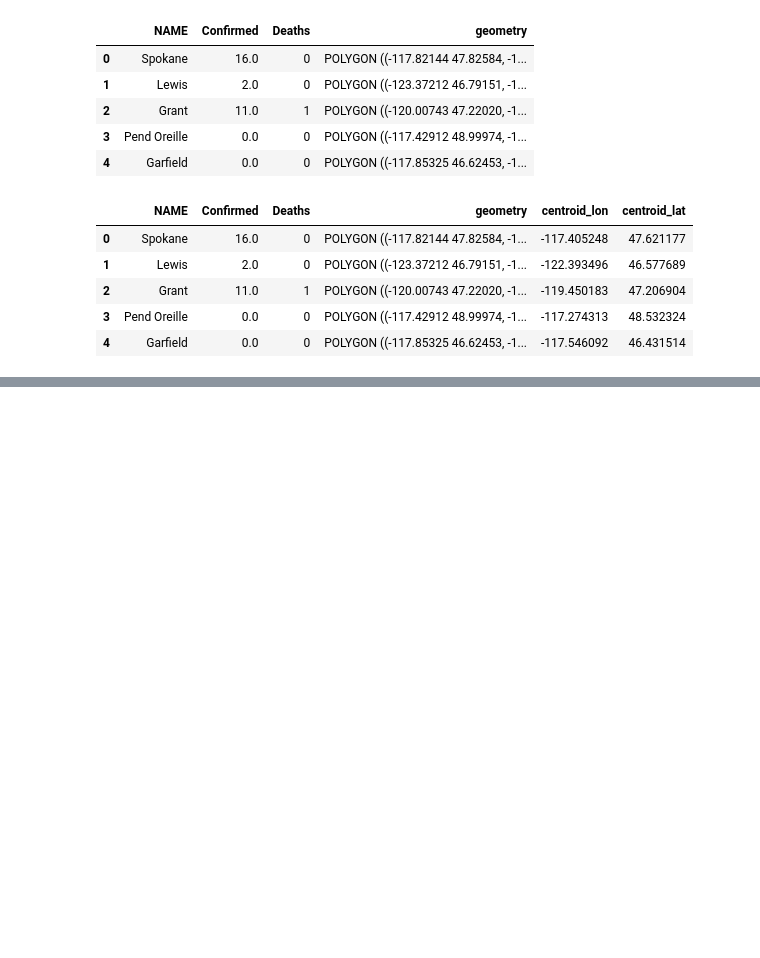
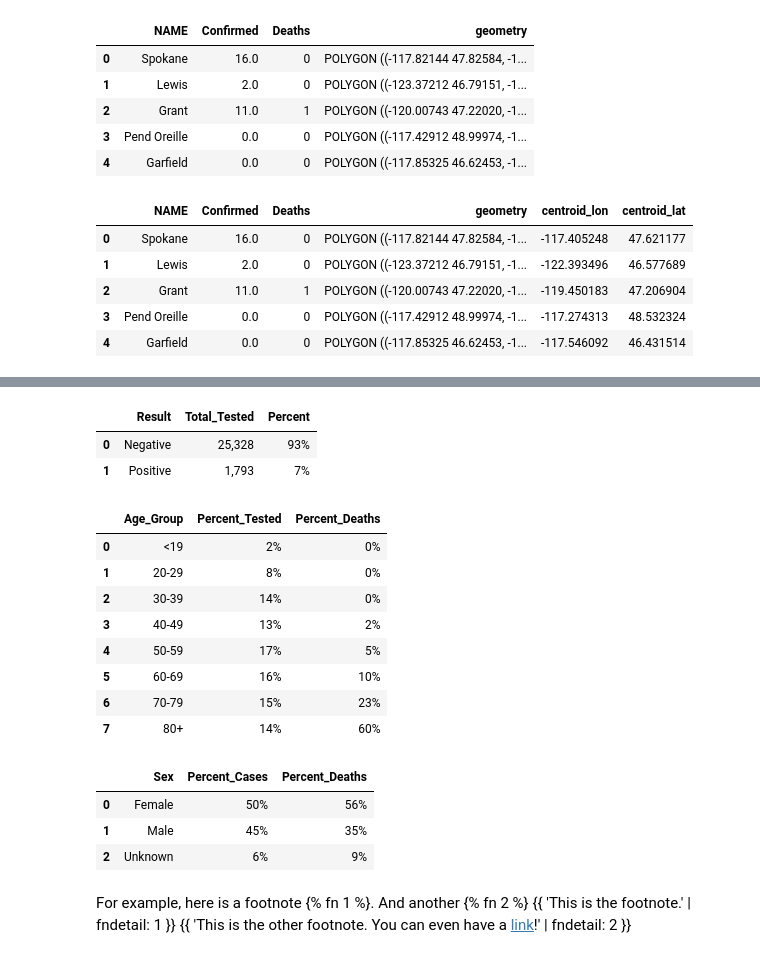
Before and after one commit to btahir/covid_dz, a Jupyter notebook: _notebooks/2020-03-21-covid-wa.ipynb, the cells around one changed output, grey strips where cells are left out. Cells and saved outputs as stored; diff of their text form; code cells hidden in the pictures; blank space fills up the shorter version.

```diff
--- a/_notebooks/2020-03-21-covid-wa.ipynb
+++ b/_notebooks/2020-03-21-covid-wa.ipynb
@@ -192,0 +138,45 @@ final_chart
+# %%
+#hide_input
+url = 'gs://covid_wa/dfTotalCases.csv'
+tc_df = pd.read_csv(url)
+tc_df.columns = ['Result', 'Total_Tested', 'Percent']
+
+tc_df
+# %% [output]
+|  | Result | Total_Tested | Percent |
+| 0 | Negative | 25,328 | 93% |
+| 1 | Positive | 1,793 | 7% |
+# %%
+#hide_input
+url = 'gs://covid_wa/dfCasesByAge.csv'
+cba_df = pd.read_csv(url)
+cba_df.columns = ['Age_Group', 'Percent_Tested', 'Percent_Deaths']
+
+cba_df
+# %% [output]
+|  | Age_Group | Percent_Tested | Percent_Deaths |
+| 0 | <19 | 2% | 0% |
+| 1 | 20-29 | 8% | 0% |
+| 2 | 30-39 | 14% | 0% |
+| 3 | 40-49 | 13% | 2% |
+| 4 | 50-59 | 17% | 5% |
+| 5 | 60-69 | 16% | 10% |
+| 6 | 70-79 | 15% | 23% |
+| 7 | 80+ | 14% | 60% |
+# %%
+#hide_input
+url = 'gs://covid_wa/dfCasesByGender.csv'
+cbg_df = pd.read_csv(url)
+cbg_df.columns = ['Sex', 'Percent_Cases', 'Percent_Deaths']
+
+cbg_df
+# %% [output]
+|  | Sex | Percent_Cases | Percent_Deaths |
+| 0 | Female | 50% | 56% |
+| 1 | Male | 45% | 35% |
+| 2 | Unknown | 6% | 9% |
+# %% [markdown]
+For example, here is a footnote {% fn 1 %}.
+And another {% fn 2 %}
+{{ 'This is the footnote.' | fndetail: 1 }}
+{{ 'This is the other footnote. You can even have a [link](www.github.com)!' | fndetail: 2 }}
```
Also changed, not shown: parts of 4 cells of this notebook, 1 other file.
